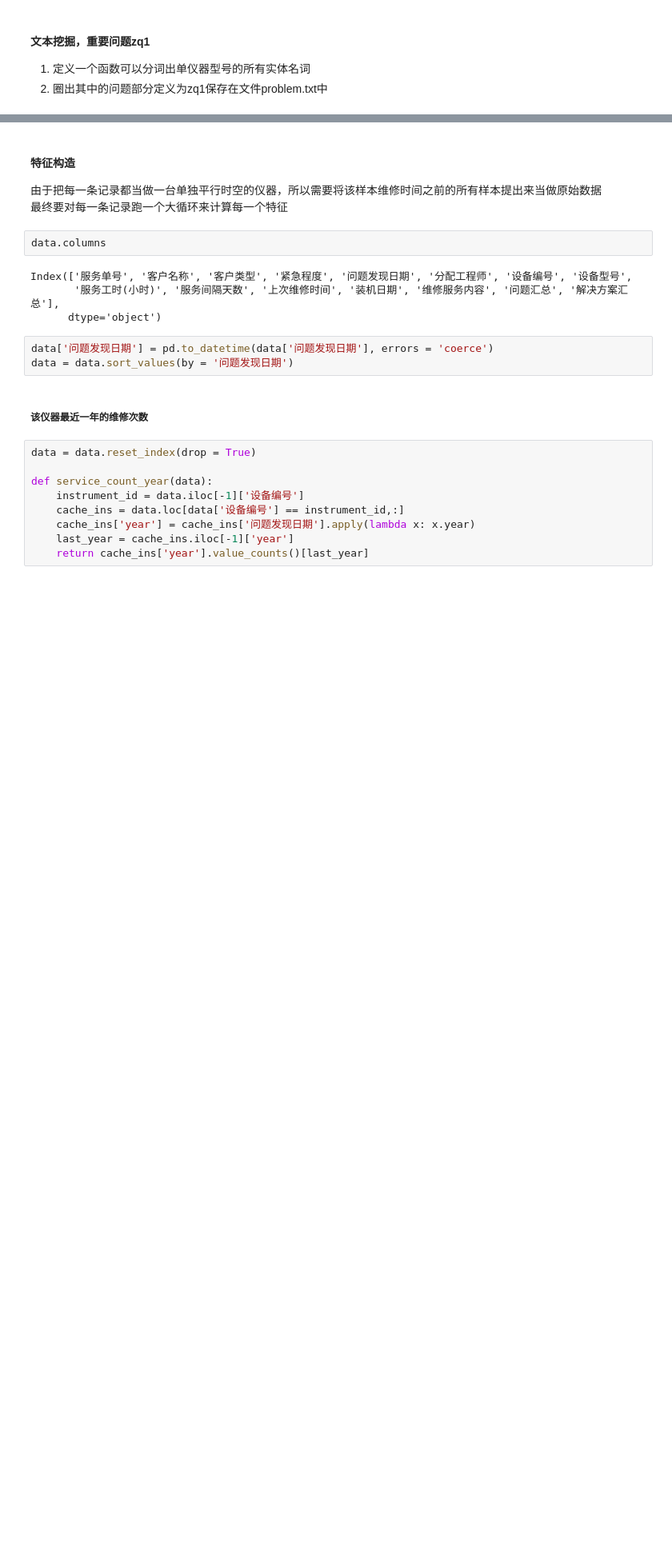
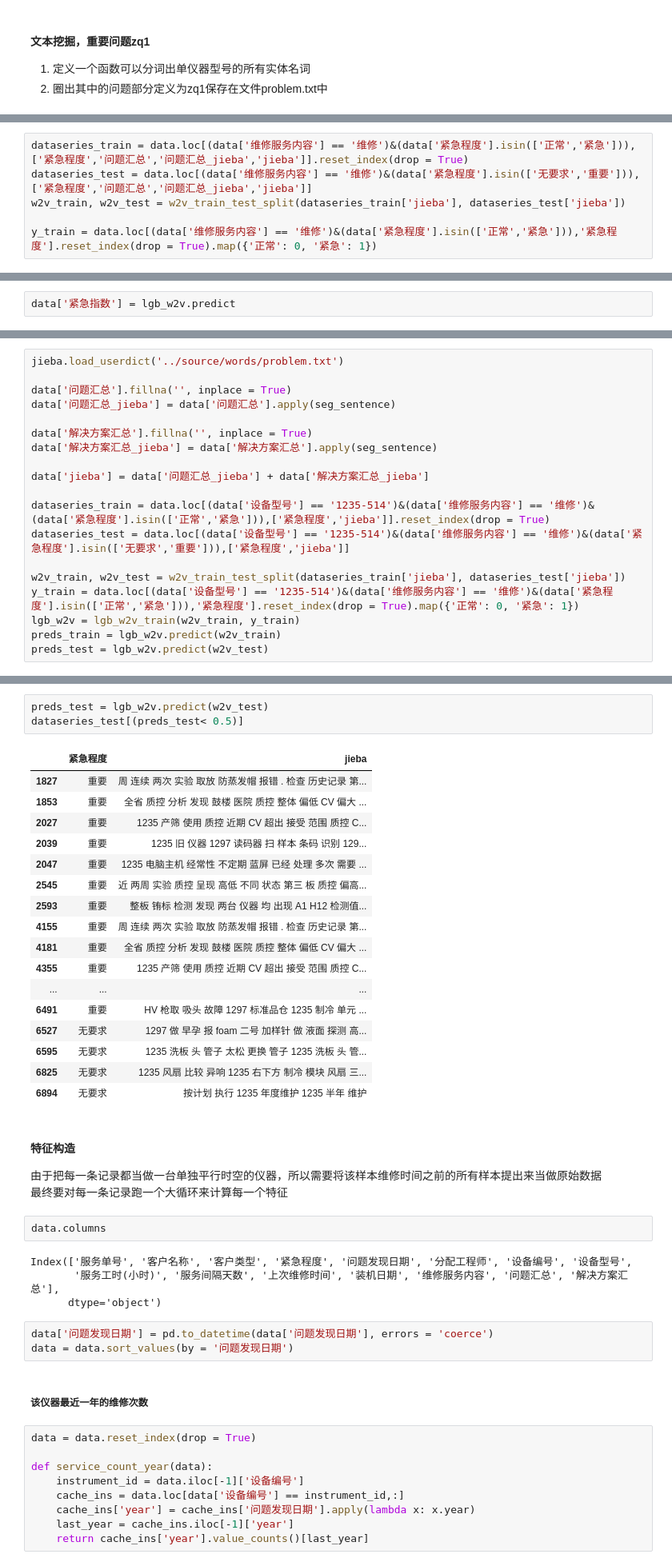
Before and after one commit to clouwer/nlpnotebook, a Jupyter notebook: projects/Biosan-service-upgrade-2019/ipy/feature_engineer.ipynb, the cells around one changed output, grey strips where cells are left out. Shown at 80% size. Saved outputs shown, nothing was run; the diff lists cells and outputs as text; blank space fills up the shorter version.

```diff
--- a/projects/Biosan-service-upgrade-2019/ipy/feature_engineer.ipynb
+++ b/projects/Biosan-service-upgrade-2019/ipy/feature_engineer.ipynb
@@ -240,0 +481,6 @@ dtype: float64
+# %%
+dataseries_train = data.loc[(data['维修服务内容'] == '维修')&(data['紧急程度'].isin(['正常','紧急'])),['紧急程度','问题汇总','问题汇总_jieba','jieba']].reset_index(drop = True)
+dataseries_test = data.loc[(data['维修服务内容'] == '维修')&(data['紧急程度'].isin(['无要求','重要'])),['紧急程度','问题汇总','问题汇总_jieba','jieba']]
+w2v_train, w2v_test = w2v_train_test_split(dataseries_train['jieba'], dataseries_test['jieba'])
+
+y_train = data.loc[(data['维修服务内容'] == '维修')&(data['紧急程度'].isin(['正常','紧急'])),'紧急程度'].reset_index(drop = True).map({'正常': 0, '紧急': 1})
@@ -240,0 +535,2 @@ dtype: float64
+# %%
+data['紧急指数'] = lgb_w2v.predict
@@ -240,0 +539,19 @@ dtype: float64
+# %%
+jieba.load_userdict('../source/words/problem.txt')
+
+data['问题汇总'].fillna('', inplace = True)
+data['问题汇总_jieba'] = data['问题汇总'].apply(seg_sentence)
+
+data['解决方案汇总'].fillna('', inplace = True)
+data['解决方案汇总_jieba'] = data['解决方案汇总'].apply(seg_sentence)
+
+data['jieba'] = data['问题汇总_jieba'] + data['解决方案汇总_jieba']
+
+dataseries_train = data.loc[(data['设备型号'] == '1235-514')&(data['维修服务内容'] == '维修')&(data['紧急程度'].isin(['正常','紧急'])),['紧急程度','jieba']].reset_index(drop = True)
+dataseries_test = data.loc[(data['设备型号'] == '1235-514')&(data['维修服务内容'] == '维修')&(data['紧急程度'].isin(['无要求','重要'])),['紧急程度','jieba']]
+
+w2v_train, w2v_test = w2v_train_test_split(dataseries_train['jieba'], dataseries_test['jieba'])
+y_train = data.loc[(data['设备型号'] == '1235-514')&(data['维修服务内容'] == '维修')&(data['紧急程度'].isin(['正常','紧急'])),'紧急程度'].reset_index(drop = True).map({'正常': 0, '紧急': 1})
+lgb_w2v = lgb_w2v_train(w2v_train, y_train)
+preds_train = lgb_w2v.predict(w2v_train)
+preds_test = lgb_w2v.predict(w2v_test)
@@ -241,3 +585,24 @@ dtype: float64
+# %%
+preds_test = lgb_w2v.predict(w2v_test)
+dataseries_test[(preds_test< 0.5)]
+# %% [output]
+|  | 紧急程度 | jieba |
+| 1827 | 重要 | 周 连续 两次 实验 取放 防蒸发帽 报错 . 检查 历史记录 第... |
+| 1853 | 重要 | 全省 质控 分析 发现 鼓楼 医院 质控 整体 偏低 CV 偏大 ... |
+| 2027 | 重要 | 1235 产筛 使用 质控 近期 CV 超出 接受 范围 质控 C... |
+| 2039 | 重要 | 1235 旧 仪器 1297 读码器 扫 样本 条码 识别 129... |
+| 2047 | 重要 | 1235 电脑主机 经常性 不定期 蓝屏 已经 处理 多次 需要 ... |
+| 2545 | 重要 | 近 两周 实验 质控 呈现 高低 不同 状态 第三 板 质控 偏高... |
+| 2593 | 重要 | 整板 铕标 检测 发现 两台 仪器 均 出现 A1 H12 检测值... |
+| 4155 | 重要 | 周 连续 两次 实验 取放 防蒸发帽 报错 . 检查 历史记录 第... |
+| 4181 | 重要 | 全省 质控 分析 发现 鼓楼 医院 质控 整体 偏低 CV 偏大 ... |
+| 4355 | 重要 | 1235 产筛 使用 质控 近期 CV 超出 接受 范围 质控 C... |
+| ... | ... | ... |
+| 6491 | 重要 | HV 枪取 吸头 故障 1297 标准品仓 1235 制冷 单元 ... |
+| 6527 | 无要求 | 1297 做 早孕 报 foam 二号 加样针 做 液面 探测 高... |
+| 6595 | 无要求 | 1235 洗板 头 管子 太松 更换 管子 1235 洗板 头 管... |
+| 6825 | 无要求 | 1235 风扇 比较 异响 1235 右下方 制冷 模块 风扇 三... |
+| 6894 | 无要求 | 按计划 执行 1235 年度维护 1235 半年 维护 |
 # %% [markdown]
 #### 特征构造
 
```
Also changed, not shown: parts of 39 cells of this notebook, 9 other files.
